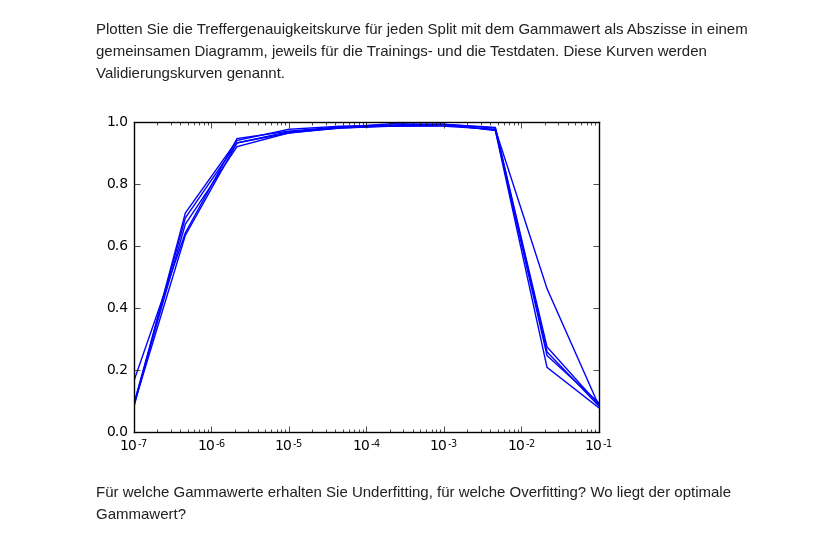
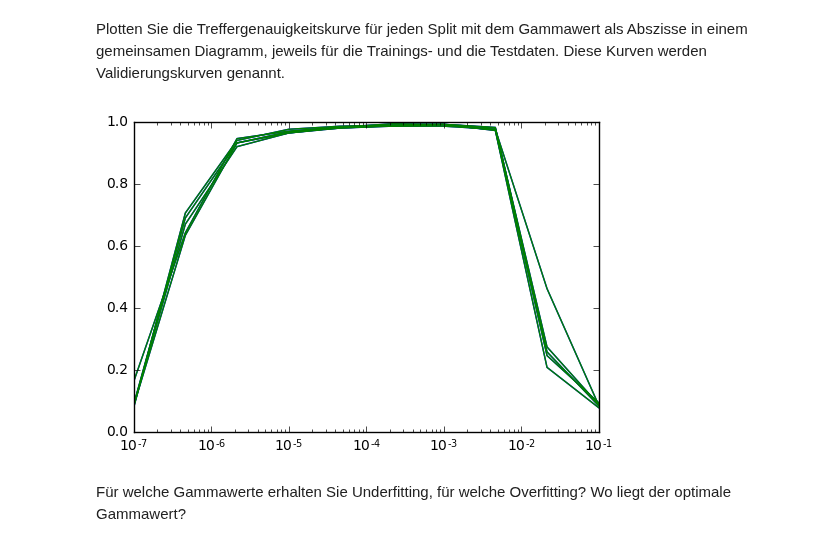
Before and after one commit to magoeke/htwg.machinelearning, a Jupyter notebook: 04/01_Supportvektormaschine.ipynb, the cells around one changed output. Cells and saved outputs as stored; diff of their text form; code cells hidden in the pictures.

Commit message:
plotting curves is working; whats about test and training scores

```diff
--- a/04/01_Supportvektormaschine.ipynb
+++ b/04/01_Supportvektormaschine.ipynb
@@ -252,24 +252,25 @@ test_scores_gamma, training_scores_gamma
 Plotten Sie die Treffergenauigkeitskurve für jeden Split mit dem Gammawert als Abszisse in einem gemeinsamen Diagramm, jeweils für die Trainings- und die Testdaten. Diese Kurven werden Validierungskurven genannt.
 # %%
 training_curves=pd.DataFrame(data=training_scores_gamma, index = gammas)
+test_curves=pd.DataFrame(data=test_scores_gamma, index = gammas)
 
 
 xlabs = [pow(10,i) for i in range(-7,0)]
 plt.xticks( xlabs )
 plt.xscale("log")
 
 plt.plot(training_curves, c="blue")
 plt.plot(test_curves, c="green")
 
 #for training_curve in np.transpose(training_scores_gamma):
 #    print (training_curve)
 #    plt.plot(training_curve, c="blue")
 #for test_curve in np.transpose(test_scores_gamma):
 #    print (test_curve)
 #    plt.plot(test_curve, c="green")
 plt.show()
 # %% [output]
-[figure, old version]
+[figure, new version]
 # %% [markdown]
 Für welche Gammawerte erhalten Sie Underfitting, für welche Overfitting? Wo liegt der optimale Gammawert?
 # %% [markdown]
```
